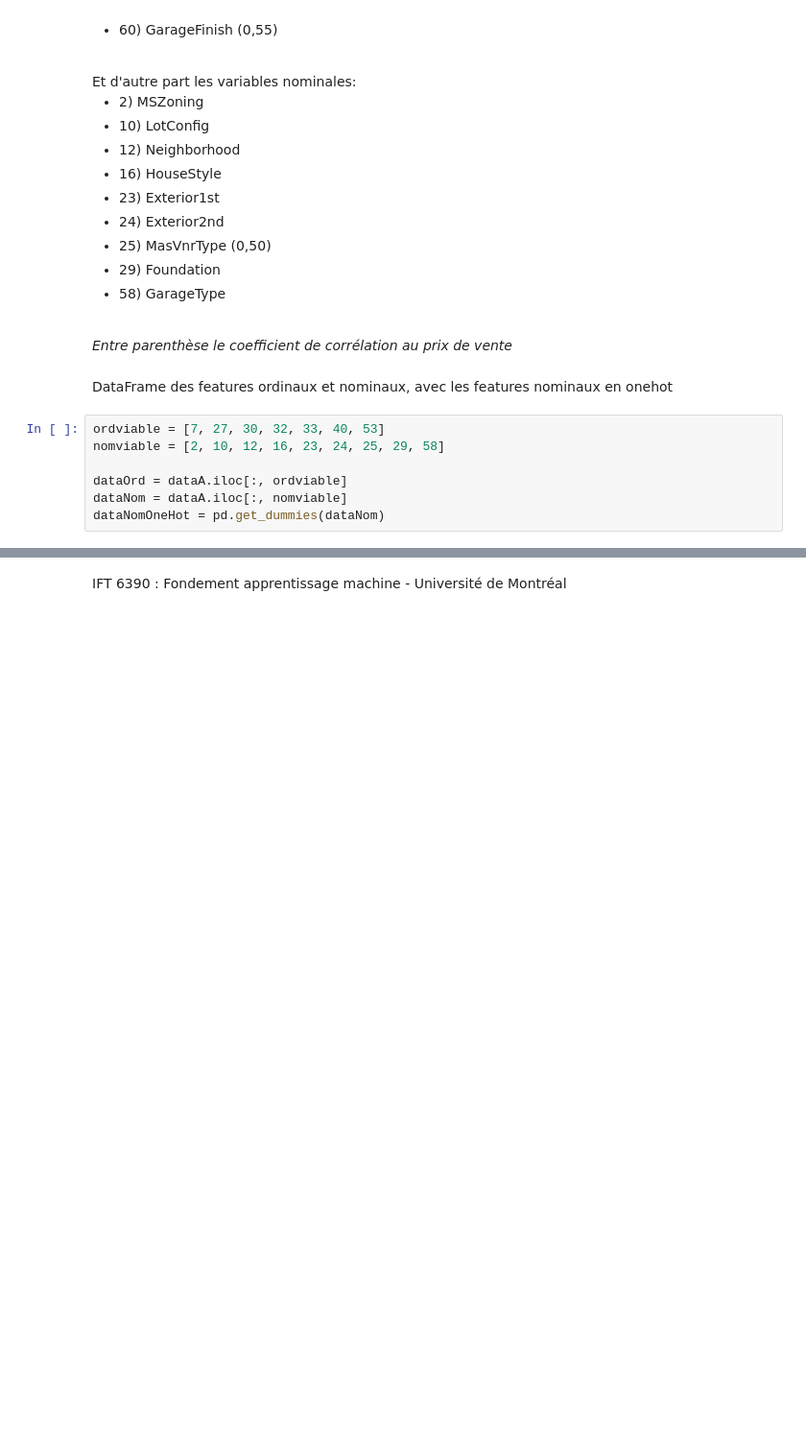
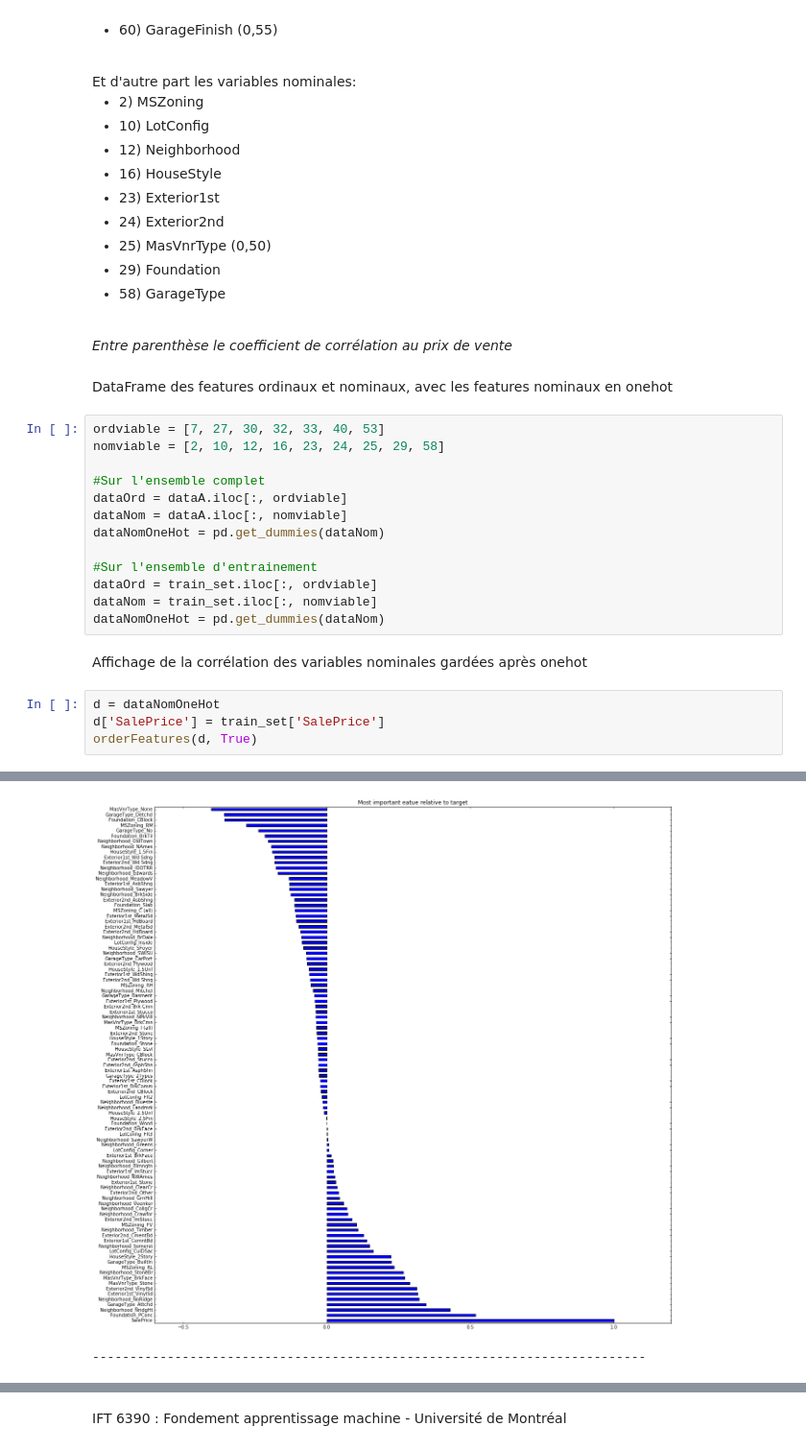
Before and after one commit to MaxouGJ/House-Prices, a Jupyter notebook: PROJET_HP_Maxime.ipynb, the cells around one changed output, grey strips where cells are left out. Shown: that part at 96% size. Drawn from its saved outputs; the diff is of its cells as text; blank space fills up the shorter version.

```diff
--- a/PROJET_HP_Maxime.ipynb
+++ b/PROJET_HP_Maxime.ipynb
@@ -1149,6 +1153,19 @@ DataFrame des features ordinaux et nominaux, avec les features nominaux en oneho
 ordviable = [7, 27, 30, 32, 33, 40, 53]
 nomviable = [2, 10, 12, 16, 23, 24, 25, 29, 58]
 
+#Sur l'ensemble complet
 dataOrd = dataA.iloc[:, ordviable]
 dataNom = dataA.iloc[:, nomviable]
 dataNomOneHot = pd.get_dummies(dataNom)
+
+#Sur l'ensemble d'entrainement
+dataOrd = train_set.iloc[:, ordviable]
+dataNom = train_set.iloc[:, nomviable]
+dataNomOneHot = pd.get_dummies(dataNom)
+# %% [markdown]
+Affichage de la corrélation des variables nominales gardées après onehot
+# %%
+d = dataNomOneHot
+d['SalePrice'] = train_set['SalePrice']
+orderFeatures(d, True)
+# %% [output]
@@ -1154,0 +1189,2 @@ dataNomOneHot = pd.get_dummies(dataNom)
+[figure, added]
+--------------------------------------------------------------------------
```
Also changed, not shown: parts of 9 cells of this notebook.
